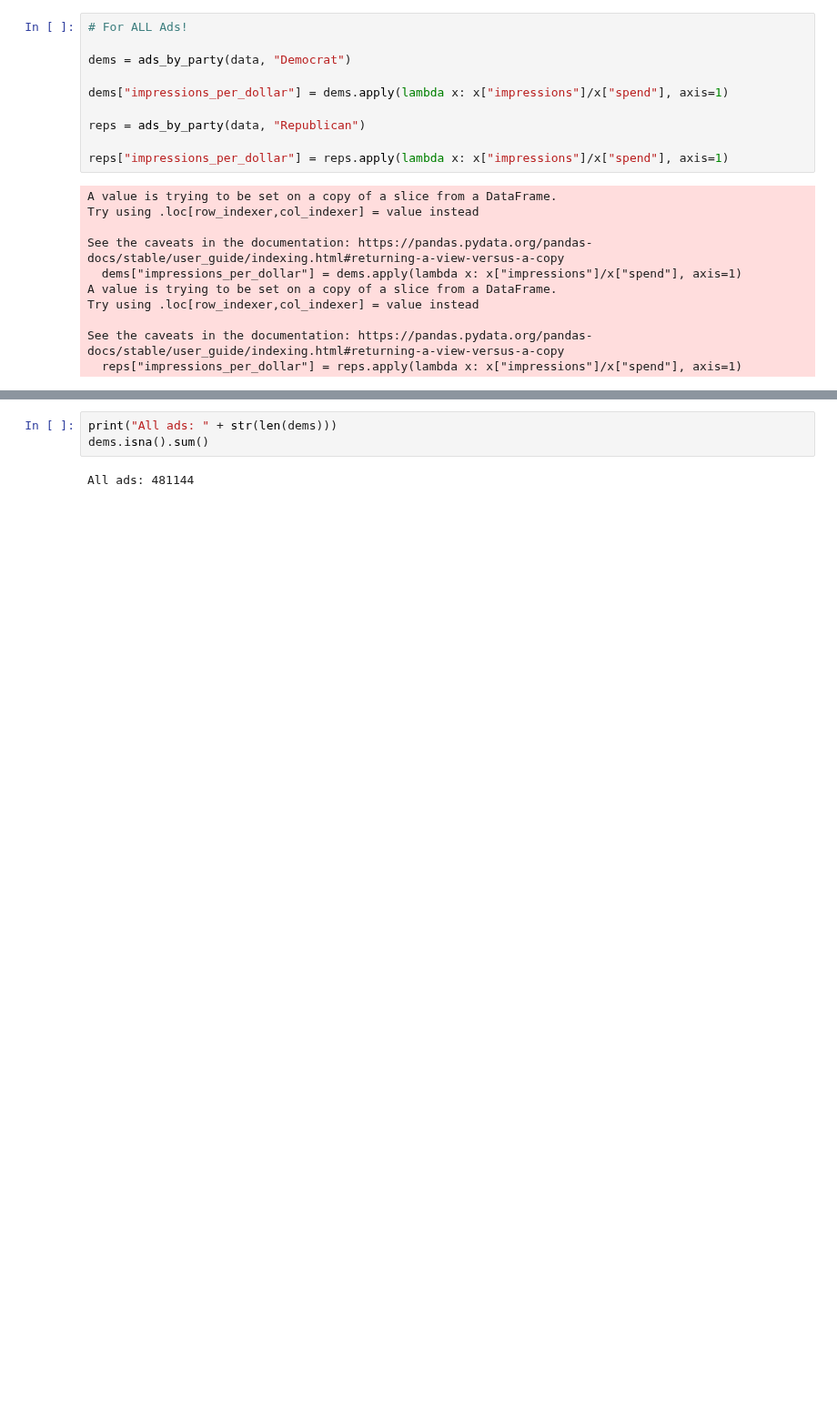
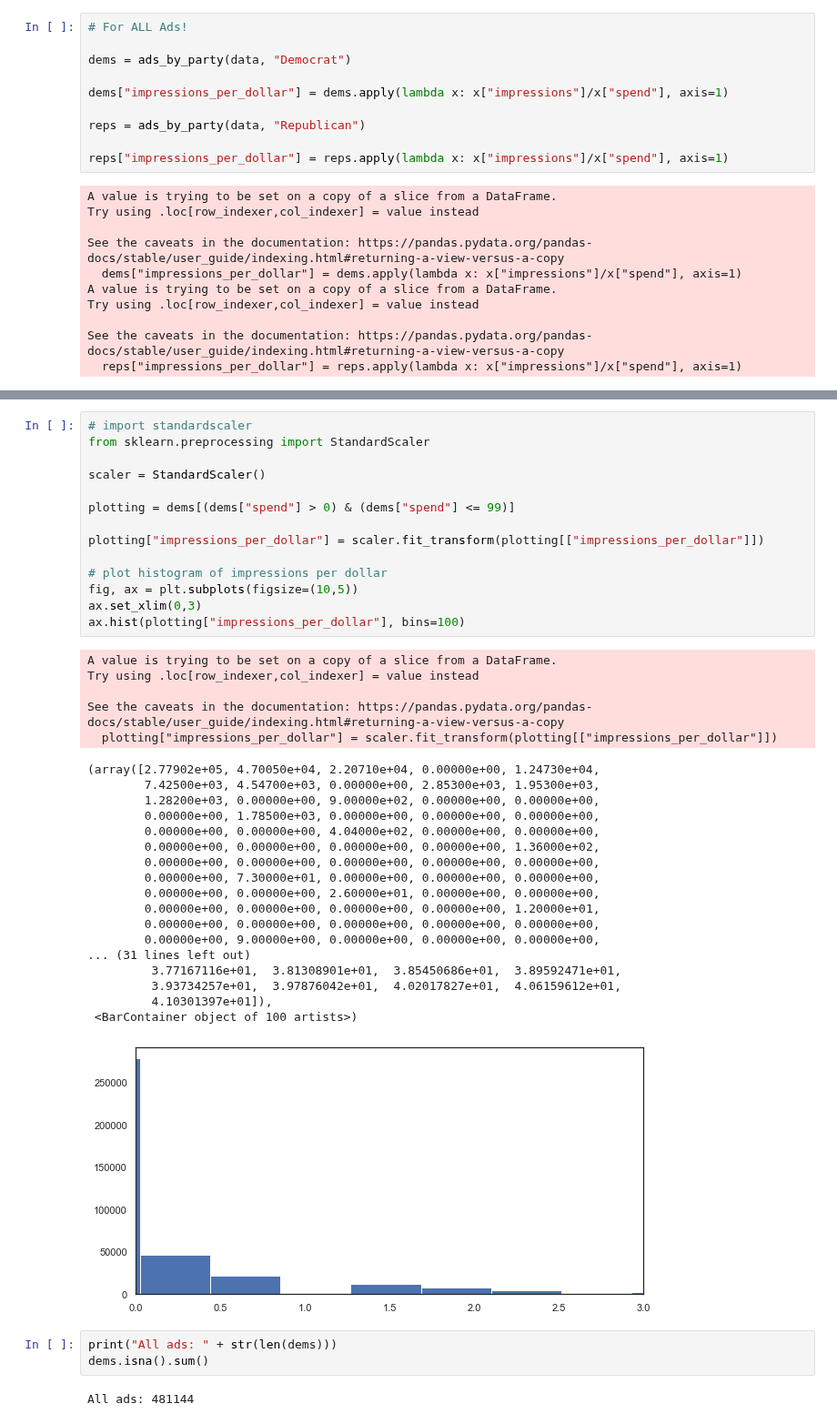
Before and after one commit to lrnz-asnprs/political-ad-api, a Jupyter notebook: notebooks/laurenz_visualizations.ipynb, the cells around one changed output, grey strips where cells are left out. Shown at 91% size. Cells and saved outputs as stored; diff of their text form; blank space fills up the shorter version.

```diff
--- a/notebooks/laurenz_visualizations.ipynb
+++ b/notebooks/laurenz_visualizations.ipynb
@@ -1062,3 +1201,41 @@ See the caveats in the documentation: https://pandas.pydata.org/pandas-docs/stab
+# %%
+# import standardscaler
+from sklearn.preprocessing import StandardScaler
+
+scaler = StandardScaler()
+
+plotting = dems[(dems["spend"] > 0) & (dems["spend"] <= 99)]
+
+plotting["impressions_per_dollar"] = scaler.fit_transform(plotting[["impressions_per_dollar"]])
+
+# plot histogram of impressions per dollar
+fig, ax = plt.subplots(figsize=(10,5))
+ax.set_xlim(0,3)
+ax.hist(plotting["impressions_per_dollar"], bins=100)
+# %% [output]
+A value is trying to be set on a copy of a slice from a DataFrame.
+Try using .loc[row_indexer,col_indexer] = value instead
+
+See the caveats in the documentation: https://pandas.pydata.org/pandas-docs/stable/user_guide/indexing.html#returning-a-view-versus-a-copy
+  plotting["impressions_per_dollar"] = scaler.fit_transform(plotting[["impressions_per_dollar"]])
+(array([2.77902e+05, 4.70050e+04, 2.20710e+04, 0.00000e+00, 1.24730e+04,
+        7.42500e+03, 4.54700e+03, 0.00000e+00, 2.85300e+03, 1.95300e+03,
+        1.28200e+03, 0.00000e+00, 9.00000e+02, 0.00000e+00, 0.00000e+00,
+        0.00000e+00, 1.78500e+03, 0.00000e+00, 0.00000e+00, 0.00000e+00,
+        0.00000e+00, 0.00000e+00, 4.04000e+02, 0.00000e+00, 0.00000e+00,
+        0.00000e+00, 0.00000e+00, 0.00000e+00, 0.00000e+00, 1.36000e+02,
+        0.00000e+00, 0.00000e+00, 0.00000e+00, 0.00000e+00, 0.00000e+00,
+        0.00000e+00, 7.30000e+01, 0.00000e+00, 0.00000e+00, 0.00000e+00,
+        0.00000e+00, 0.00000e+00, 2.60000e+01, 0.00000e+00, 0.00000e+00,
+        0.00000e+00, 0.00000e+00, 0.00000e+00, 0.00000e+00, 1.20000e+01,
+        0.00000e+00, 0.00000e+00, 0.00000e+00, 0.00000e+00, 0.00000e+00,
+        0.00000e+00, 9.00000e+00, 0.00000e+00, 0.00000e+00, 0.00000e+00,
+... (31 lines left out)
+         3.77167116e+01,  3.81308901e+01,  3.85450686e+01,  3.89592471e+01,
+         3.93734257e+01,  3.97876042e+01,  4.02017827e+01,  4.06159612e+01,
+         4.10301397e+01]),
+ <BarContainer object of 100 artists>)
+[figure, added]
 # %%
 print("All ads: " + str(len(dems)))
 dems.isna().sum()
```
Also changed, not shown: parts of 11 cells of this notebook, 1 other file.
